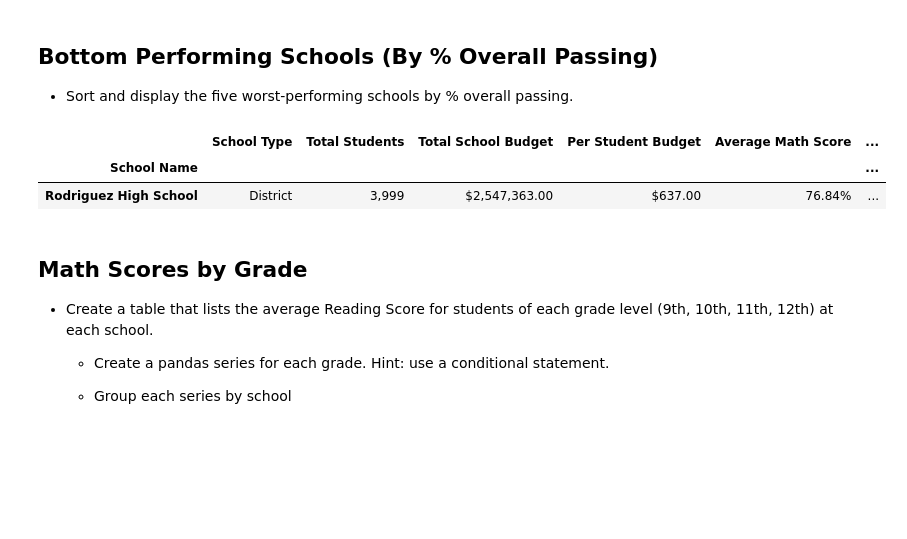
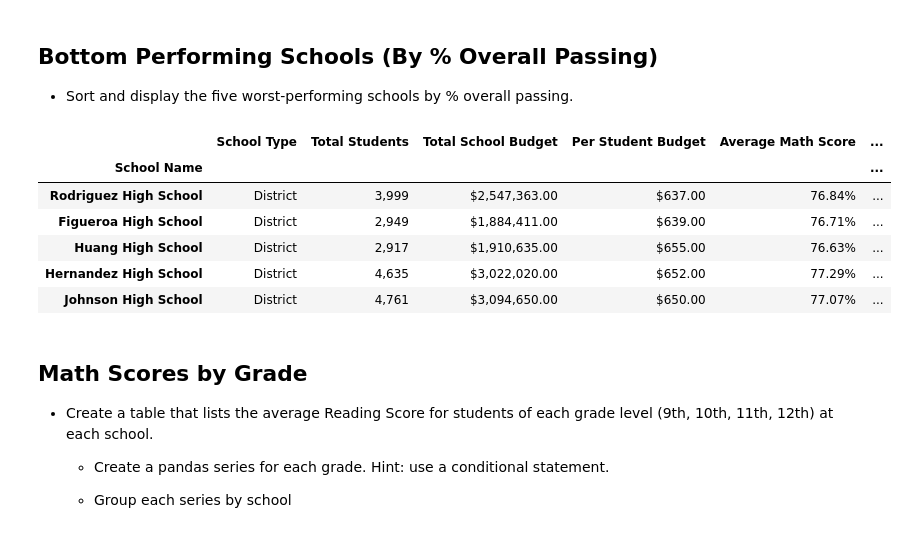
Before and after one commit to engeljason/pandas_playground, a Jupyter notebook: PyCitySchools/PyCitySchools_starter.ipynb, the cells around one changed output. Saved outputs shown, nothing was run; the diff lists cells and outputs as text; code cells hidden in the pictures; blank space fills up the shorter version.

```diff
--- a/PyCitySchools/PyCitySchools_starter.ipynb
+++ b/PyCitySchools/PyCitySchools_starter.ipynb
@@ -205,11 +212,15 @@ top_schools(1)
 # %%
 ## use get_school_summary() for the raw data
 # get_school_summary()
-bottom_schools(1)
+bottom_schools()
 # %% [output]
 |  | School Type | Total Students | Total School Budget | Per Student Budget | Average Math Score | ... |
 | School Name |  |  |  |  |  | ... |
 | Rodriguez High School | District | 3,999 | $2,547,363.00 | $637.00 | 76.84% | ... |
+| Figueroa High School | District | 2,949 | $1,884,411.00 | $639.00 | 76.71% | ... |
+| Huang High School | District | 2,917 | $1,910,635.00 | $655.00 | 76.63% | ... |
+| Hernandez High School | District | 4,635 | $3,022,020.00 | $652.00 | 77.29% | ... |
+| Johnson High School | District | 4,761 | $3,094,650.00 | $650.00 | 77.07% | ... |
 # %% [markdown]
 ## Math Scores by Grade
 
```
Also changed, not shown: parts of 17 cells of this notebook.
